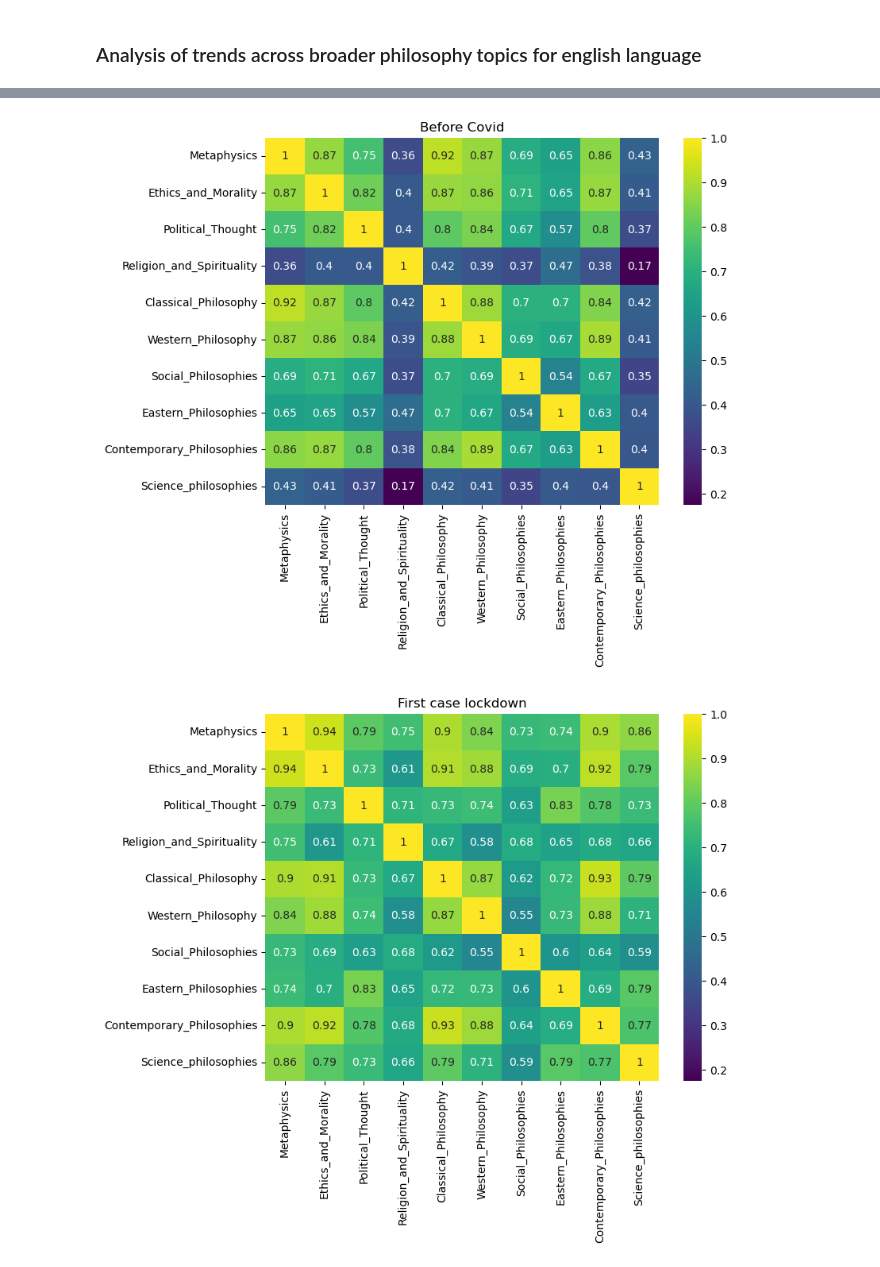
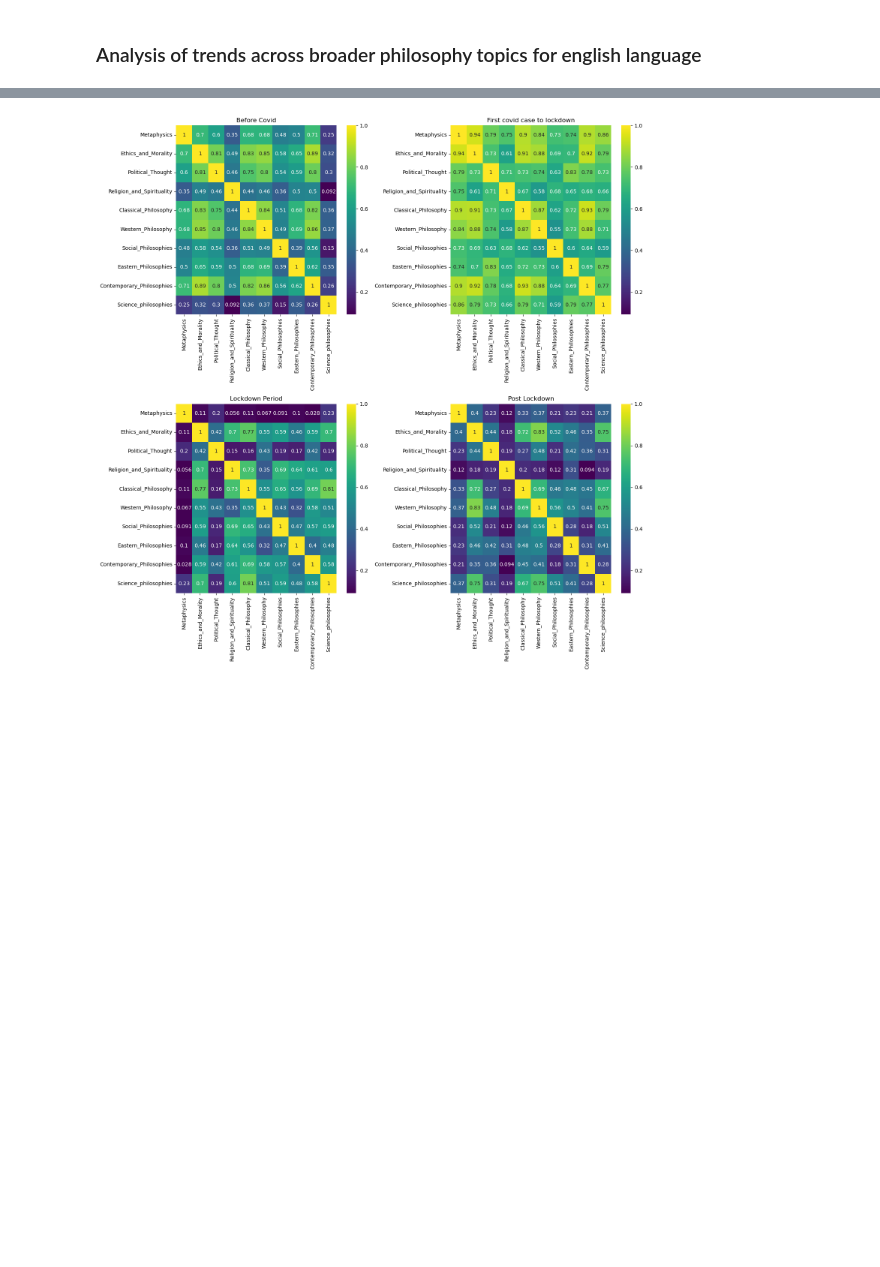
Before and after one commit to epfl-ada/ada-2023-project-mandarinecorp, a Jupyter notebook: topics_corr.ipynb, the cells around one changed output, grey strips where cells are left out. Drawn from its saved outputs; the diff is of its cells as text; code cells hidden in the pictures; blank space fills up the shorter version.

Commit message:
plots corrected

```diff
--- a/topics_corr.ipynb
+++ b/topics_corr.ipynb
@@ -155,31 +156,31 @@ Length of period from t2 to the end: 200 days
 # %%
 # Set the vmin and vmax parameters for consistent color gradient
 vmin = correlations1_df.min().min()
 vmax = correlations1_df.max().max()
 
+# Create a figure with four subplots
+fig, axes = plt.subplots(2, 2, figsize=(15, 15))
+
 # Plot the first correlation matrix with a sequential colormap
-plt.figure(figsize=(8, 6))
-sns.heatmap(correlations1_df, annot=True, cmap='viridis', vmin=vmin, vmax=vmax)
-plt.title('Before Covid')
-plt.show()
+sns.heatmap(correlations1_df, annot=True, cmap='viridis', vmin=vmin, vmax=vmax, ax=axes[0, 0])
+axes[0, 0].set_title('Before Covid')
 
 # Plot the second correlation matrix with a sequential colormap
-plt.figure(figsize=(8, 6))
-sns.heatmap(correlations2_df, annot=True, cmap='viridis', vmin=vmin, vmax=vmax)
-plt.title('First case lockdown')
-plt.show()
+sns.heatmap(correlations2_df, annot=True, cmap='viridis', vmin=vmin, vmax=vmax, ax=axes[0, 1])
+axes[0, 1].set_title('First covid case to lockdown')
 
 # Plot the third correlation matrix with a sequential colormap
-plt.figure(figsize=(8, 6))
-sns.heatmap(correlations3_df, annot=True, cmap='viridis', vmin=vmin, vmax=vmax)
-plt.title('lockdown fin')
-plt.show()
+sns.heatmap(correlations3_df, annot=True, cmap='viridis', vmin=vmin, vmax=vmax, ax=axes[1, 0])
+axes[1, 0].set_title('Lockdown Period')
 
 # Plot the fourth correlation matrix with a sequential colormap
-plt.figure(figsize=(8, 6))
-sns.heatmap(correlations4_df, annot=True, cmap='viridis', vmin=vmin, vmax=vmax)
-plt.title('apres covid ')
+sns.heatmap(correlations4_df, annot=True, cmap='viridis', vmin=vmin, vmax=vmax, ax=axes[1, 1])
+axes[1, 1].set_title('Post Lockdown')
+
+# Adjust the spacing between subplots
+plt.tight_layout()
+
+# Show the plot
 plt.show()
 # %% [output]
-[figure, old version]
+[figure, new version]
-[figure, removed]
```
Also changed, not shown: parts of 5 cells of this notebook.
